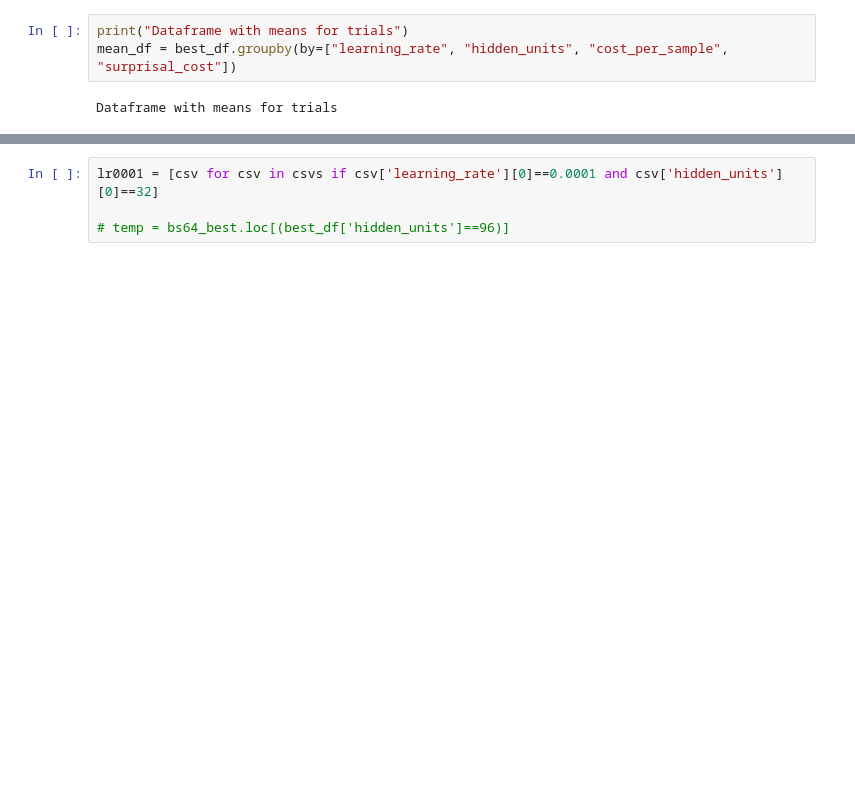
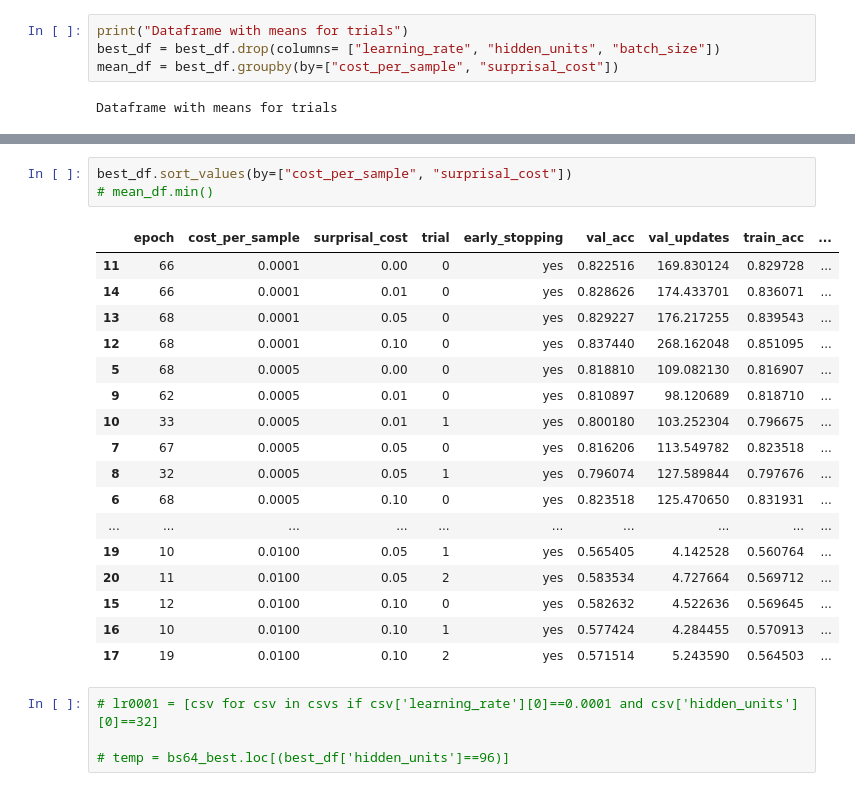
Before and after one commit to EmyArts/skiprnn-2017-telecombcn, a Jupyter notebook: src/postprocessing.ipynb, the cells around one changed output, grey strips where cells are left out. Saved outputs shown, nothing was run; the diff lists cells and outputs as text; blank space fills up the shorter version.

Commit message:
More epochs

```diff
--- a/src/postprocessing.ipynb
+++ b/src/postprocessing.ipynb
@@ -109,5 +114,6 @@ Dataframe with all best epochs for Validation accuracy
 # %%
 print("Dataframe with means for trials")
-mean_df = best_df.groupby(by=["learning_rate", "hidden_units", "cost_per_sample", "surprisal_cost"])
+best_df = best_df.drop(columns= ["learning_rate", "hidden_units", "batch_size"])
+mean_df = best_df.groupby(by=["cost_per_sample", "surprisal_cost"])
 # %% [output]
 Dataframe with means for trials
@@ -135,5 +120,26 @@ mean_df.min()
+# %%
+best_df.sort_values(by=["cost_per_sample", "surprisal_cost"])
+# mean_df.min()
+# %% [output]
+|  | epoch | cost_per_sample | surprisal_cost | trial | early_stopping | val_acc | val_updates | train_acc | ... |
+| 11 | 66 | 0.0001 | 0.00 | 0 | yes | 0.822516 | 169.830124 | 0.829728 | ... |
+| 14 | 66 | 0.0001 | 0.01 | 0 | yes | 0.828626 | 174.433701 | 0.836071 | ... |
+| 13 | 68 | 0.0001 | 0.05 | 0 | yes | 0.829227 | 176.217255 | 0.839543 | ... |
+| 12 | 68 | 0.0001 | 0.10 | 0 | yes | 0.837440 | 268.162048 | 0.851095 | ... |
+| 5 | 68 | 0.0005 | 0.00 | 0 | yes | 0.818810 | 109.082130 | 0.816907 | ... |
+| 9 | 62 | 0.0005 | 0.01 | 0 | yes | 0.810897 | 98.120689 | 0.818710 | ... |
+| 10 | 33 | 0.0005 | 0.01 | 1 | yes | 0.800180 | 103.252304 | 0.796675 | ... |
+| 7 | 67 | 0.0005 | 0.05 | 0 | yes | 0.816206 | 113.549782 | 0.823518 | ... |
+| 8 | 32 | 0.0005 | 0.05 | 1 | yes | 0.796074 | 127.589844 | 0.797676 | ... |
+| 6 | 68 | 0.0005 | 0.10 | 0 | yes | 0.823518 | 125.470650 | 0.831931 | ... |
+| ... | ... | ... | ... | ... | ... | ... | ... | ... | ... |
+| 19 | 10 | 0.0100 | 0.05 | 1 | yes | 0.565405 | 4.142528 | 0.560764 | ... |
+| 20 | 11 | 0.0100 | 0.05 | 2 | yes | 0.583534 | 4.727664 | 0.569712 | ... |
+| 15 | 12 | 0.0100 | 0.10 | 0 | yes | 0.582632 | 4.522636 | 0.569645 | ... |
+| 16 | 10 | 0.0100 | 0.10 | 1 | yes | 0.577424 | 4.284455 | 0.570913 | ... |
+| 17 | 19 | 0.0100 | 0.10 | 2 | yes | 0.571514 | 5.243590 | 0.564503 | ... |
 # %%
-lr0001 = [csv for csv in csvs if csv['learning_rate'][0]==0.0001 and csv['hidden_units'][0]==32]
+# lr0001 = [csv for csv in csvs if csv['learning_rate'][0]==0.0001 and csv['hidden_units'][0]==32]
 
 # temp = bs64_best.loc[(best_df['hidden_units']==96)]
 # %%
```
Also changed, not shown: parts of 10 cells of this notebook, 1 other file.
